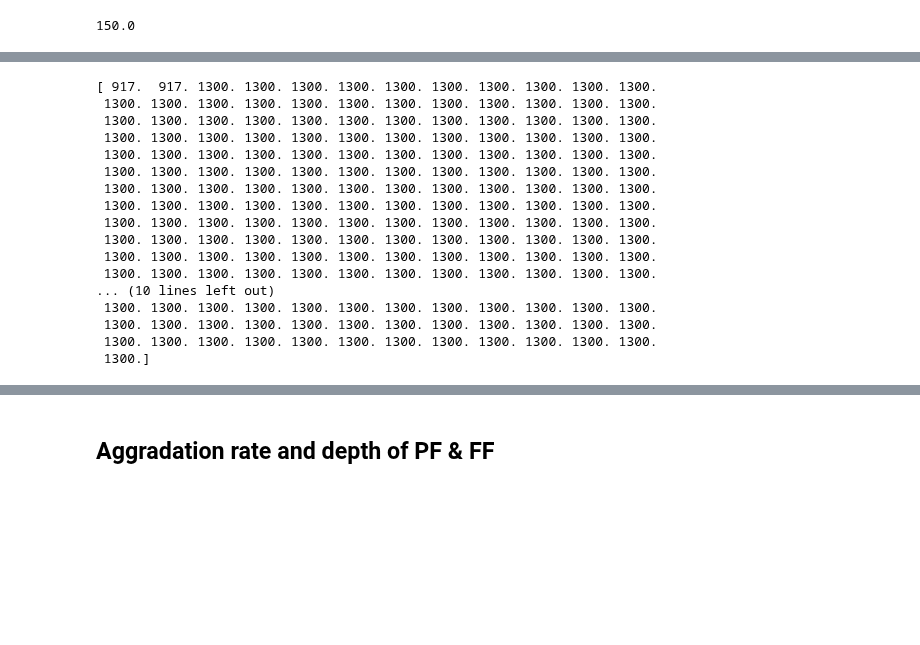
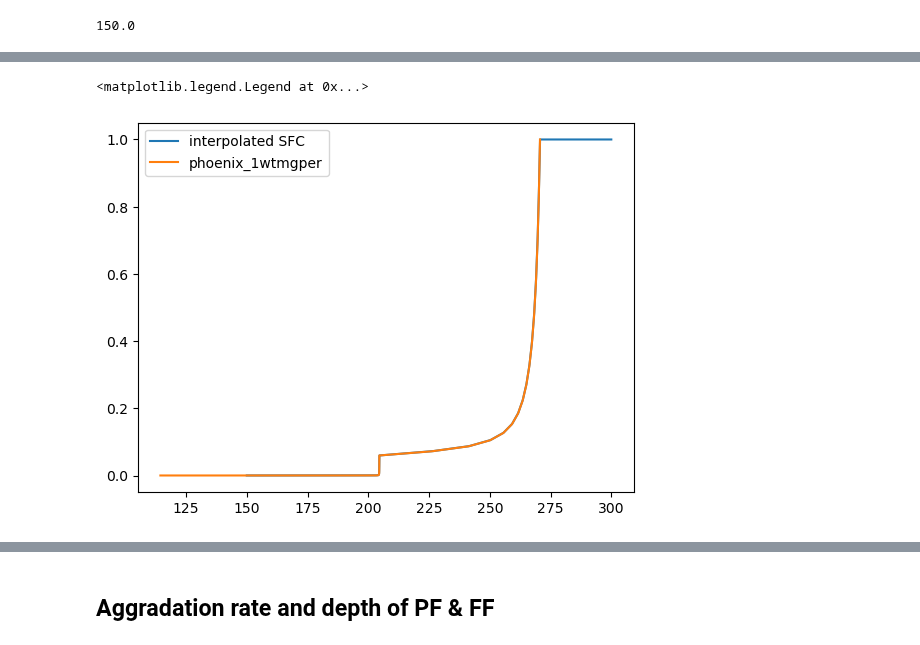
Before and after one commit to alexiak322/ceres-pingo-model, a Jupyter notebook: -1DHT-model-code/python/1DHT Model.ipynb, the cells around one changed output, grey strips where cells are left out. Saved outputs shown, nothing was run; the diff lists cells and outputs as text; code cells hidden in the pictures; blank space fills up the shorter version.

Commit message:
Added code to read in SFC and use it set initial fractions

```diff
--- a/-1DHT-model-code/python/1DHT Model.ipynb
+++ b/-1DHT-model-code/python/1DHT Model.ipynb
@@ -50,21 +76,22 @@ Kv= -273.15              # set to -273.15 if in Kelvin. 0 if in C
 T_gradient=0.00273    ## Thermal gradient [K/m] (Raymond et al. 2020) (thermal model; 7B)
 T_0=273           # Initial surface temperature - NOT USED if temperature reconstruction is defined
 T_end=350 # Initial temperature at bottom of grid - NOT USED in for loop (estimate from Bowling)
-T_ini=np.zeros(nocell) # Initial temperature distribution, gives every cell node a temperature
-for i in range(len(T_ini)):
+T_ini_1=np.zeros(nocell) # Initial temperature distribution, gives every cell node a temperature
+for i in range(len(T_ini_1)):
     if 0 <= i < 2:
-        T_ini[i] = 150
+        T_ini_1[i] = 150
     elif 2 <= i < (nocell-1)/2:
-        T_ini[i] = (((300-150)/(300))*z[i]) + 150
-    #elif i == (nocell-1)/2:
-    #    T_ini[i] = 273
-    #elif i > (nocell-1)/2:
-    #    T_ini[i] = (((150-273)/300)*z[i-150]) + 273
-    #if i == grid_depth:
-    #    T_ini[i] = 273
+        T_ini_1[i] = (((273.15-150)/(300))*z[i]) + 150
+    elif i == (nocell-1)/2:
+        T_ini_1[i] = 273.15
+    elif i > (nocell-1)/2:
+        T_ini_1[i] = (((150-273.15)/300)*z[i-150]) + 273.15
+    elif i == grid_depth-1:
+        T_ini_1[i] = 150
     else:
-        T_ini[i] = 300
+        T_ini_1[i] = 300
 #T_ini[-1] = 150
+
+T_ini = [round(item, 2) for item in T_ini_1] #rounding all floats to the nearest hundredth to match with interpolated SFC
 print(T_ini)
-len(T_ini)
 # %% [output]
@@ -198,20 +114,0 @@ T_1 = np.flip(T_11)  # New T_1 #This is just 150 K for each time step
-# %%
-print(p_soil)
-# %% [output]
-[ 917.  917. 1300. 1300. 1300. 1300. 1300. 1300. 1300. 1300. 1300. 1300.
- 1300. 1300. 1300. 1300. 1300. 1300. 1300. 1300. 1300. 1300. 1300. 1300.
- 1300. 1300. 1300. 1300. 1300. 1300. 1300. 1300. 1300. 1300. 1300. 1300.
- 1300. 1300. 1300. 1300. 1300. 1300. 1300. 1300. 1300. 1300. 1300. 1300.
- 1300. 1300. 1300. 1300. 1300. 1300. 1300. 1300. 1300. 1300. 1300. 1300.
- 1300. 1300. 1300. 1300. 1300. 1300. 1300. 1300. 1300. 1300. 1300. 1300.
- 1300. 1300. 1300. 1300. 1300. 1300. 1300. 1300. 1300. 1300. 1300. 1300.
- 1300. 1300. 1300. 1300. 1300. 1300. 1300. 1300. 1300. 1300. 1300. 1300.
- 1300. 1300. 1300. 1300. 1300. 1300. 1300. 1300. 1300. 1300. 1300. 1300.
- 1300. 1300. 1300. 1300. 1300. 1300. 1300. 1300. 1300. 1300. 1300. 1300.
- 1300. 1300. 1300. 1300. 1300. 1300. 1300. 1300. 1300. 1300. 1300. 1300.
- 1300. 1300. 1300. 1300. 1300. 1300. 1300. 1300. 1300. 1300. 1300. 1300.
-... (10 lines left out)
- 1300. 1300. 1300. 1300. 1300. 1300. 1300. 1300. 1300. 1300. 1300. 1300.
- 1300. 1300. 1300. 1300. 1300. 1300. 1300. 1300. 1300. 1300. 1300. 1300.
- 1300. 1300. 1300. 1300. 1300. 1300. 1300. 1300. 1300. 1300. 1300. 1300.
- 1300.]
@@ -217,0 +179,23 @@ print(p_soil)
+# %%
+# reading in SFC, creating interpolated pore water fractions from input temp array and SFC
+
+phoenix_1wtmgper = pd.read_csv('/Users/alexiakubas/Desktop/Ceres/1DHT_clone/-1DHT-model-code/SFCs/phoenix_1wtmgper.txt', header=None)
+fw4 = phoenix_1wtmgper[1] #liquid fraction in the pore space, Sl = 1- Si, dep variable
+temp4 = -1*phoenix_1wtmgper[0] #degrees celsius, indep variable
+temp4 = temp4 + 273.15 #converted temperatures to Kelvin
+
+interp_temps = np.arange(150, 300, 0.01)
+interp_fw = interp1d(temp4, fw4, kind='linear', fill_value='extrapolate')
+SFC_fw = interp_fw(interp_temps)
+
+for i in range(len(SFC_fw)): #manually set fw at 1 for all cells above freezing
+    if SFC_fw[i] >= 1:
+        SFC_fw[i] = 1
+
+plt.plot(interp_temps, SFC_fw, label='interpolated SFC')
+plt.plot(temp4, fw4, label='phoenix_1wtmgper')
+#plt.ylim(-0.1,1.1)
+plt.legend()
+# %% [output]
+<matplotlib.legend.Legend at 0x...>
+[figure, added]
```
Also changed, not shown: parts of 28 cells of this notebook, 1 other file.
